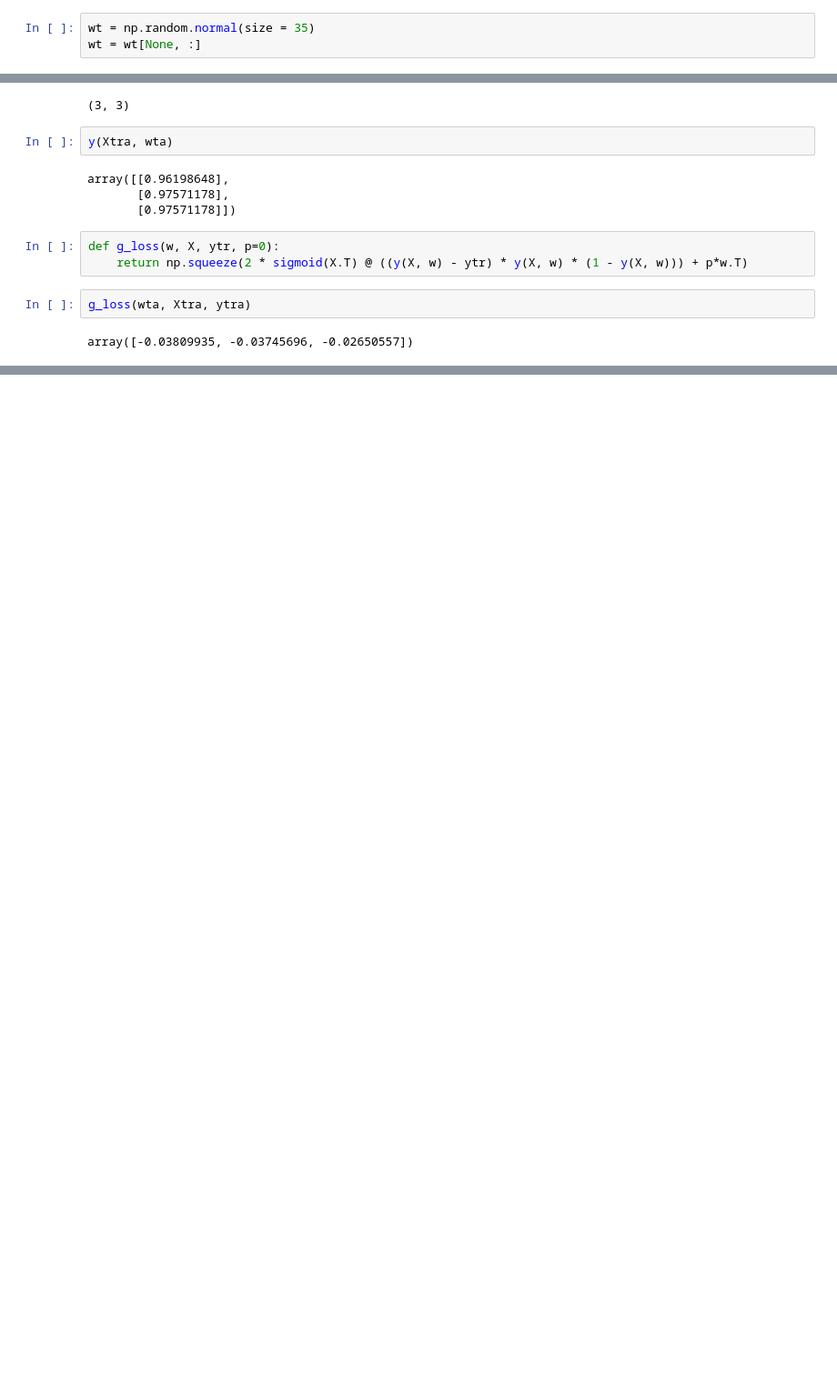
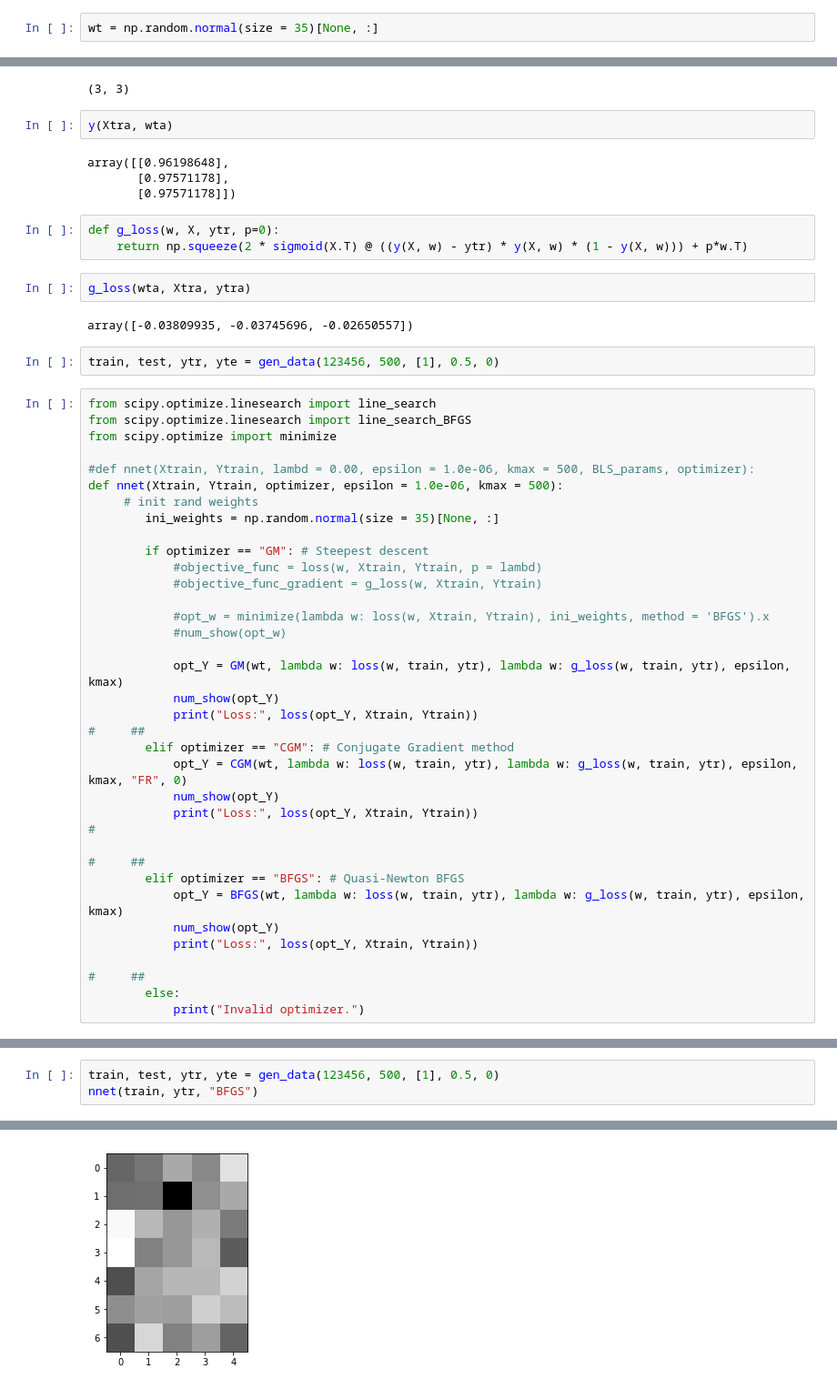
Before and after one commit to margaritageleta/SLNN, a Jupyter notebook: Untitled1.ipynb, the cells around one changed output, grey strips where cells are left out. Shown: that part at 91% size. Cells and saved outputs as stored; diff of their text form; blank space fills up the shorter version.

Commit message:
nnet, BFGS experiments, added CGM, add np.array to loss

```diff
--- a/Untitled1.ipynb
+++ b/Untitled1.ipynb
@@ -46,8 +46,7 @@ num_show(train[0])
 from scipy.optimize.linesearch import line_search
 from scipy.optimize import minimize
 # %%
-wt = np.random.normal(size = 35)
-wt = wt[None, :]
+wt = np.random.normal(size = 35)[None, :]
 # %%
 opt = minimize(lambda w: loss(w, train, ytr), wt, method = 'BFGS')
 opt_w = opt.x
@@ -204,3 +233,41 @@ def g_loss(w, X, ytr, p=0):
 g_loss(wta, Xtra, ytra)
 # %% [output]
 array([-0.03809935, -0.03745696, -0.02650557])
+# %%
+train, test, ytr, yte = gen_data(123456, 500, [1], 0.5, 0)
+# %%
+from scipy.optimize.linesearch import line_search
+from scipy.optimize.linesearch import line_search_BFGS
+from scipy.optimize import minimize
+
+#def nnet(Xtrain, Ytrain, lambd = 0.00, epsilon = 1.0e-06, kmax = 500, BLS_params, optimizer):
+def nnet(Xtrain, Ytrain, optimizer, epsilon = 1.0e-06, kmax = 500):
+     # init rand weights
+        ini_weights = np.random.normal(size = 35)[None, :]
+
+        if optimizer == "GM": # Steepest descent
+            #objective_func = loss(w, Xtrain, Ytrain, p = lambd)
+            #objective_func_gradient = g_loss(w, Xtrain, Ytrain)
+
+            #opt_w = minimize(lambda w: loss(w, Xtrain, Ytrain), ini_weights, method = 'BFGS').x
+            #num_show(opt_w)
+
+            opt_Y = GM(wt, lambda w: loss(w, train, ytr), lambda w: g_loss(w, train, ytr), epsilon, kmax)
+            num_show(opt_Y)
+            print("Loss:", loss(opt_Y, Xtrain, Ytrain))
+#     ##
+        elif optimizer == "CGM": # Conjugate Gradient method
+            opt_Y = CGM(wt, lambda w: loss(w, train, ytr), lambda w: g_loss(w, train, ytr), epsilon, kmax, "FR", 0)
+            num_show(opt_Y)
+            print("Loss:", loss(opt_Y, Xtrain, Ytrain))
+#
+
+#     ##
+        elif optimizer == "BFGS": # Quasi-Newton BFGS
+            opt_Y = BFGS(wt, lambda w: loss(w, train, ytr), lambda w: g_loss(w, train, ytr), epsilon, kmax)
+            num_show(opt_Y)
+            print("Loss:", loss(opt_Y, Xtrain, Ytrain))
+
+#     ##
+        else:
+            print("Invalid optimizer.")
@@ -206,0 +280,4 @@ array([-0.03809935, -0.03745696, -0.02650557])
+# %%
+train, test, ytr, yte = gen_data(123456, 500, [1], 0.5, 0)
+nnet(train, ytr, "BFGS")
+# %% [output]
@@ -206,0 +286 @@ array([-0.03809935, -0.03745696, -0.02650557])
+[figure, added]
```
Also changed, not shown: parts of 10 cells of this notebook, 2 other files.
